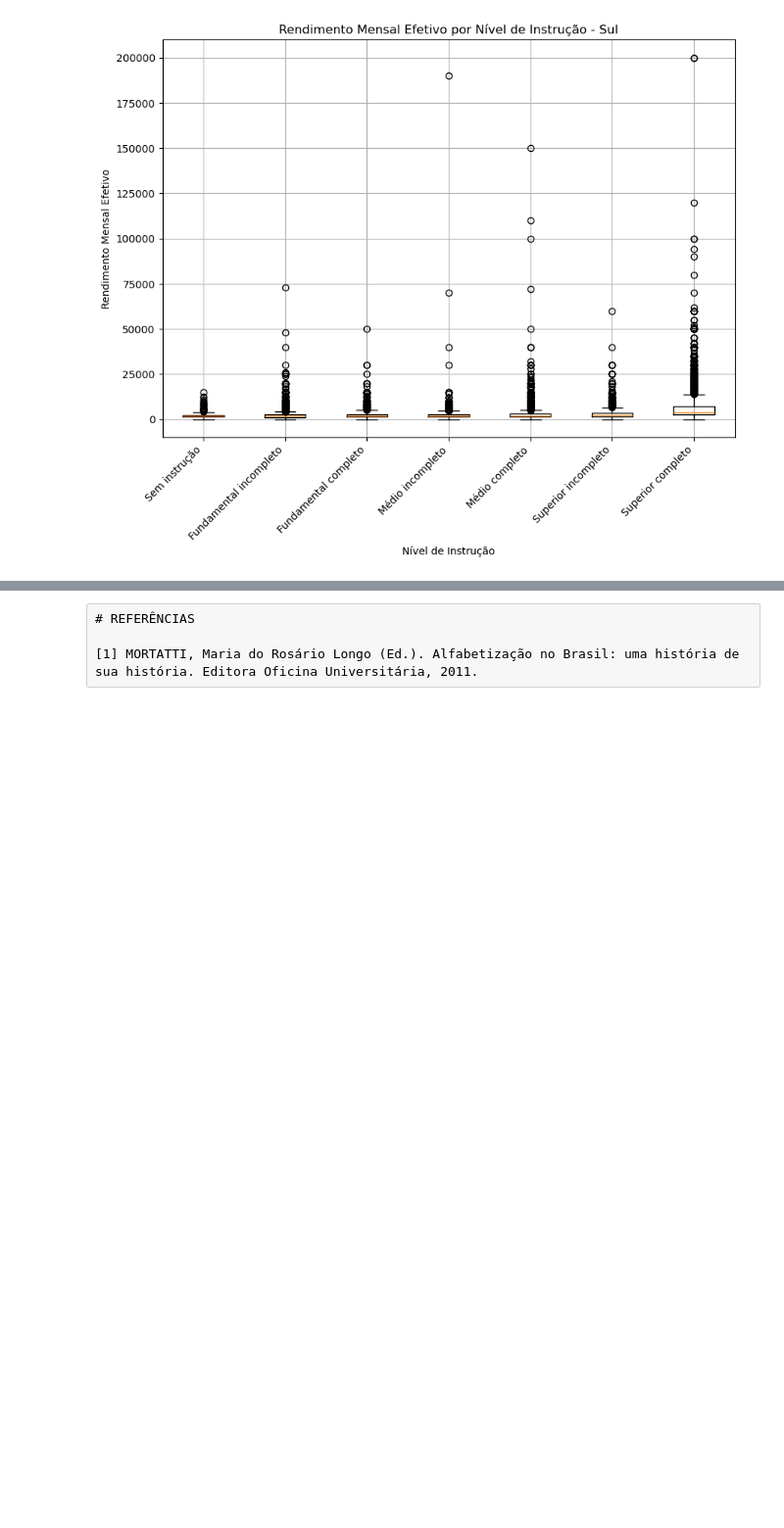
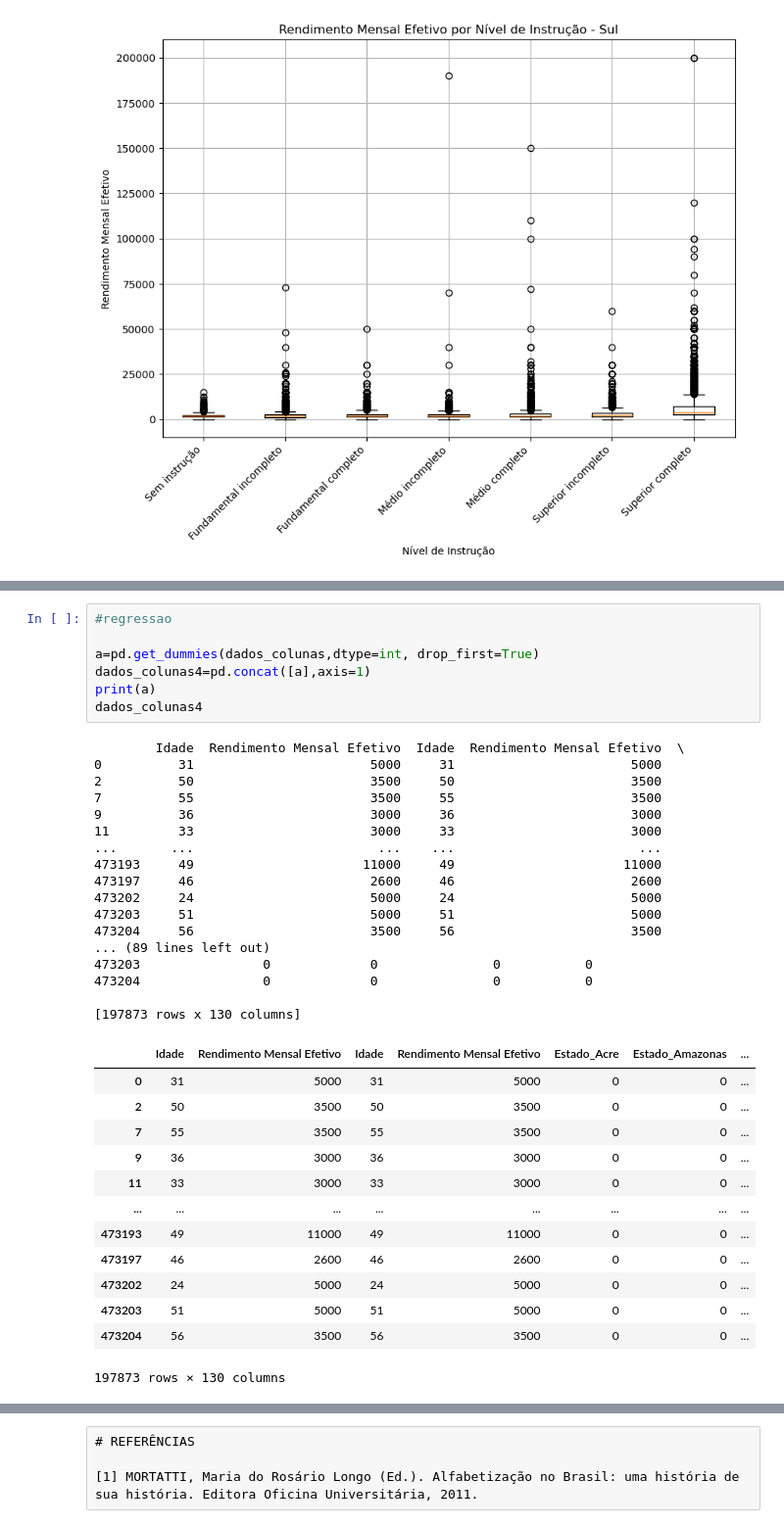
Before and after one commit to Dnimf/cdadosp3, a Jupyter notebook: Projeto_3 (2).ipynb, the cells around one changed output, grey strips where cells are left out. Shown at 98% size. Cells and saved outputs as stored; diff of their text form; blank space fills up the shorter version.

```diff
--- a/Projeto_3 (2).ipynb
+++ b/Projeto_3 (2).ipynb
@@ -551 +552,39 @@ dados_colunas_treino
 158298 rows × 13 columns
+# %%
+#regressao
+
+a=pd.get_dummies(dados_colunas,dtype=int, drop_first=True)
+dados_colunas4=pd.concat([a],axis=1)
+print(a)
+dados_colunas4
+# %% [output]
+        Idade  Rendimento Mensal Efetivo  Idade  Rendimento Mensal Efetivo  \
+0          31                       5000     31                       5000
+2          50                       3500     50                       3500
+7          55                       3500     55                       3500
+9          36                       3000     36                       3000
+11         33                       3000     33                       3000
+...       ...                        ...    ...                        ...
+473193     49                      11000     49                      11000
+473197     46                       2600     46                       2600
+473202     24                       5000     24                       5000
+473203     51                       5000     51                       5000
+473204     56                       3500     56                       3500
+... (89 lines left out)
+473203                0             0               0           0
+473204                0             0               0           0
+
+[197873 rows x 130 columns]
+|  | Idade | Rendimento Mensal Efetivo | Idade | Rendimento Mensal Efetivo | Estado_Acre | Estado_Amazonas | ... |
+| 0 | 31 | 5000 | 31 | 5000 | 0 | 0 | ... |
+| 2 | 50 | 3500 | 50 | 3500 | 0 | 0 | ... |
+| 7 | 55 | 3500 | 55 | 3500 | 0 | 0 | ... |
+| 9 | 36 | 3000 | 36 | 3000 | 0 | 0 | ... |
+| 11 | 33 | 3000 | 33 | 3000 | 0 | 0 | ... |
+| ... | ... | ... | ... | ... | ... | ... | ... |
+| 473193 | 49 | 11000 | 49 | 11000 | 0 | 0 | ... |
+| 473197 | 46 | 2600 | 46 | 2600 | 0 | 0 | ... |
+| 473202 | 24 | 5000 | 24 | 5000 | 0 | 0 | ... |
+| 473203 | 51 | 5000 | 51 | 5000 | 0 | 0 | ... |
+| 473204 | 56 | 3500 | 56 | 3500 | 0 | 0 | ... |
+197873 rows × 130 columns
```
Also changed, not shown: parts of 4 cells of this notebook.
